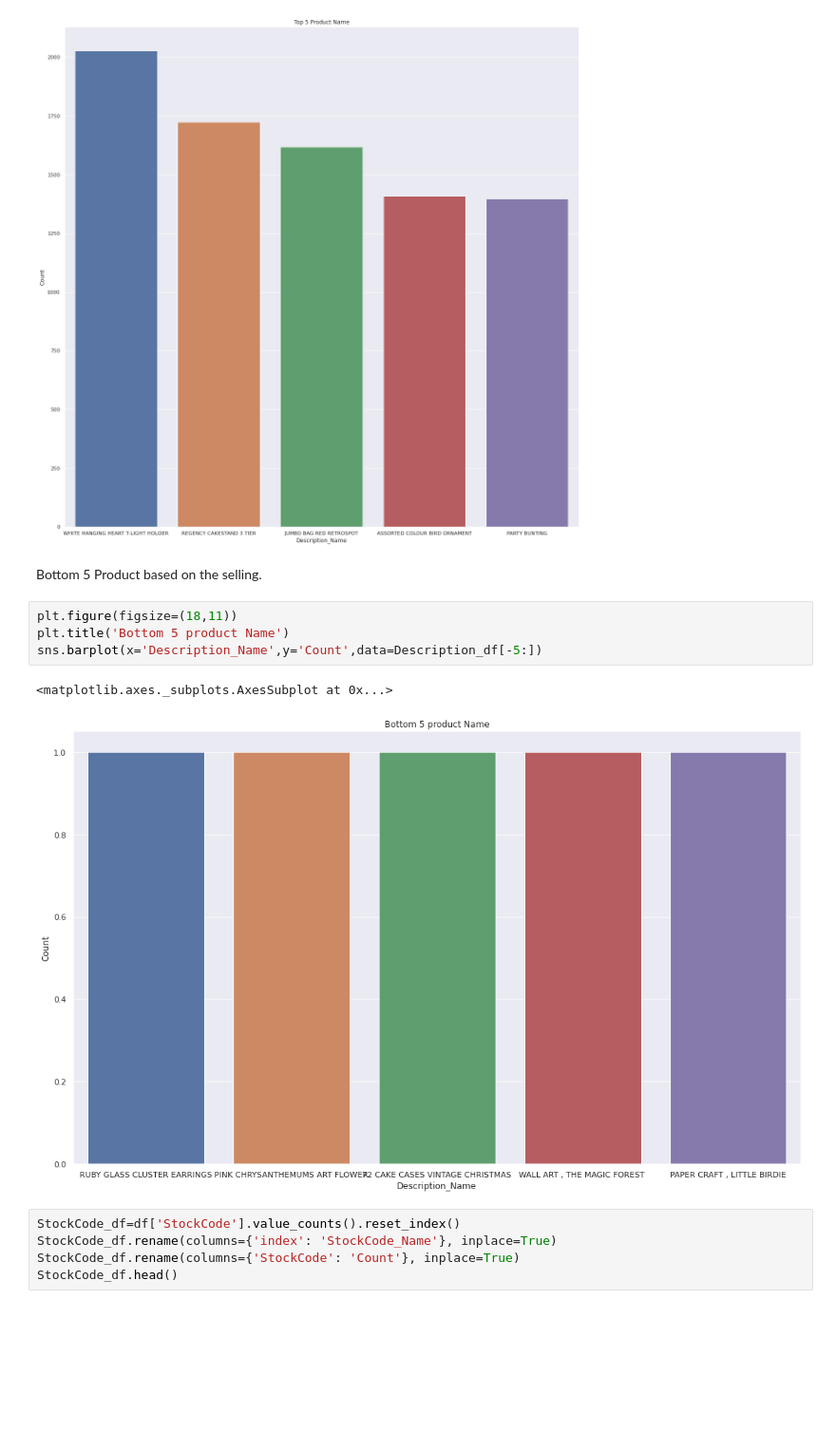
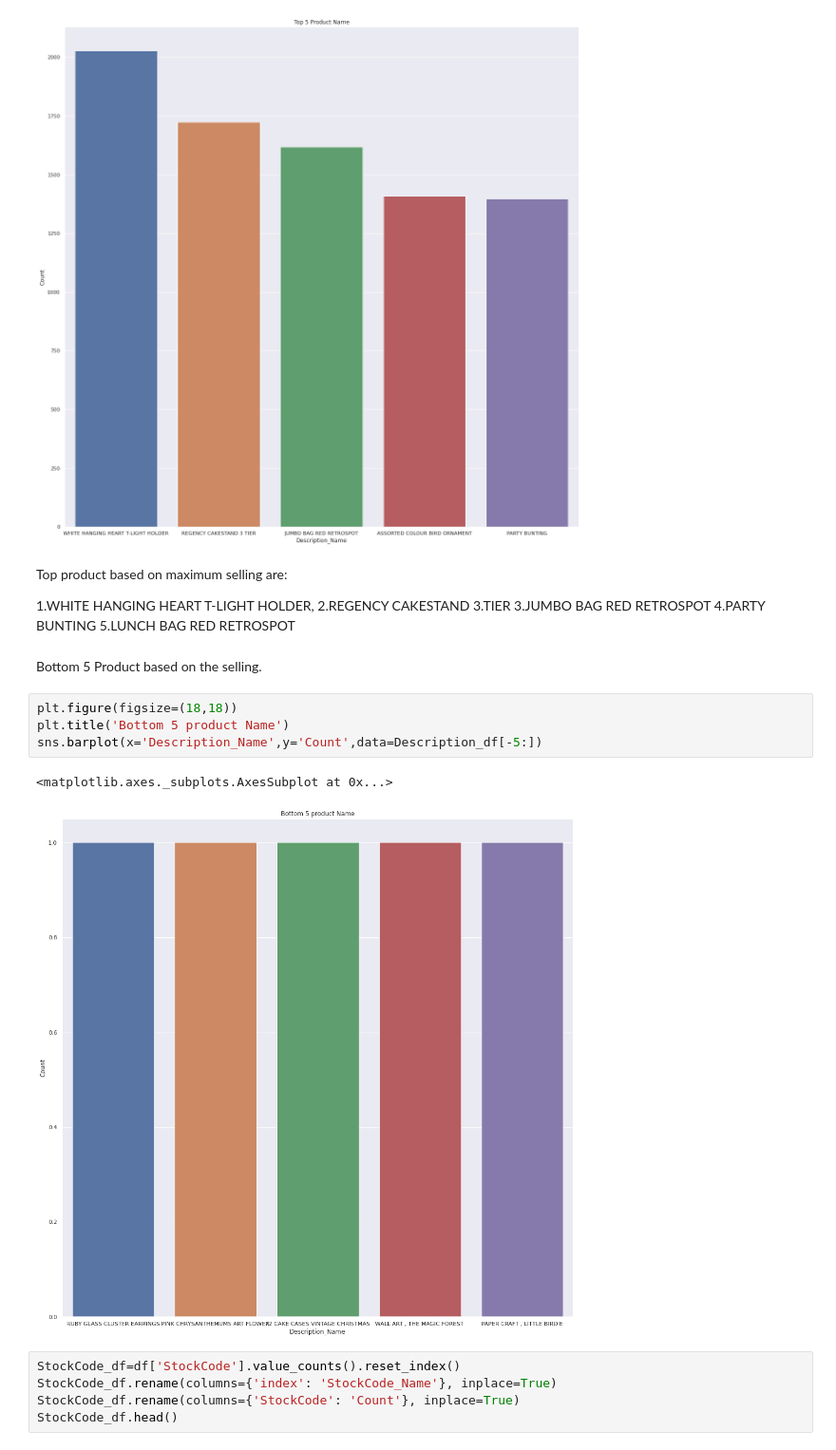
Before and after one commit to haynapasi050505/Unsupervised-ML, a Jupyter notebook: Copy_of_Online_Retail_Customer_Segmentation_Capstone_Project.ipynb, the cells around one changed output. Shown at 95% size. Cells and saved outputs as stored; diff of their text form; blank space fills up the shorter version.

```diff
--- a/Copy_of_Online_Retail_Customer_Segmentation_Capstone_Project.ipynb
+++ b/Copy_of_Online_Retail_Customer_Segmentation_Capstone_Project.ipynb
@@ -184,15 +184,24 @@ sns.barplot(x='Description_Name',y='Count',data=Description_df[:5])
 # %% [output]
 <matplotlib.axes._subplots.AxesSubplot at 0x...>
 [figure]
+# %% [markdown]
+Top product based on maximum selling are:
+
+1.WHITE HANGING HEART T-LIGHT HOLDER,
+2.REGENCY CAKESTAND
+3.TIER
+3.JUMBO BAG RED RETROSPOT
+4.PARTY BUNTING
+5.LUNCH BAG RED RETROSPOT
 # %% [markdown]
 Bottom 5 Product based on the selling.
 # %%
-plt.figure(figsize=(18,11))
+plt.figure(figsize=(18,18))
 plt.title('Bottom 5 product Name')
 sns.barplot(x='Description_Name',y='Count',data=Description_df[-5:])
 # %% [output]
 <matplotlib.axes._subplots.AxesSubplot at 0x...>
-[figure, old version]
+[figure, new version]
 # %%
 StockCode_df=df['StockCode'].value_counts().reset_index()
 StockCode_df.rename(columns={'index': 'StockCode_Name'}, inplace=True)
```
Also changed, not shown: parts of 1 cell of this notebook.
